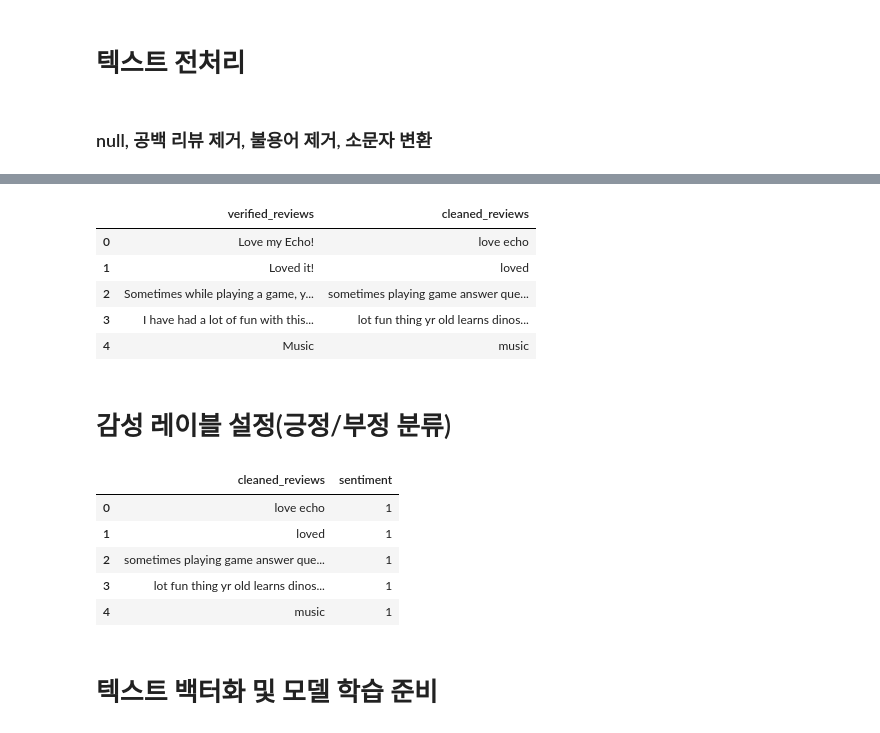
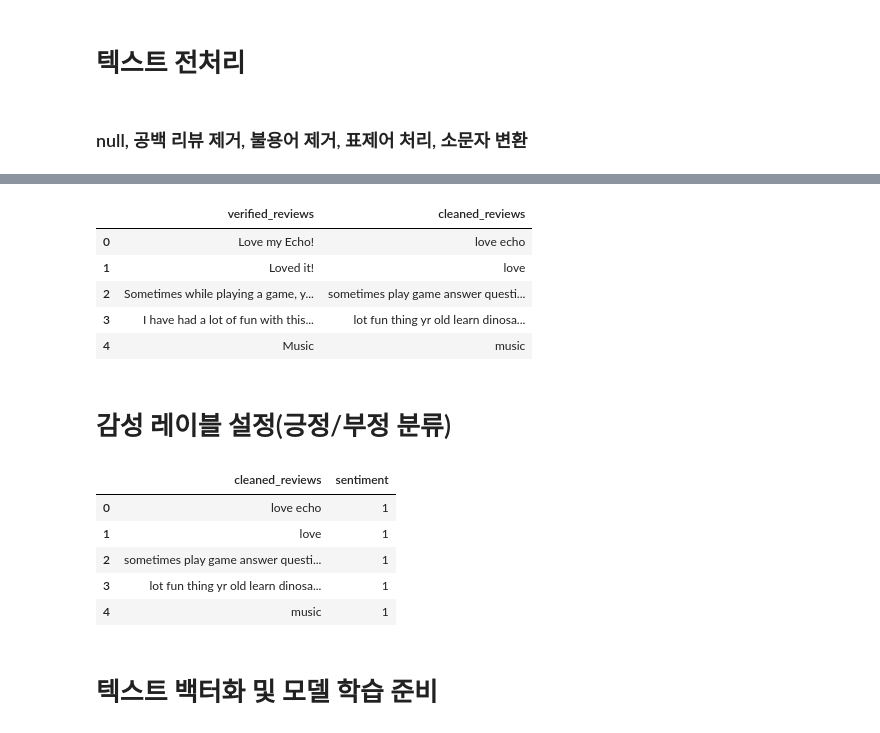
Before and after one commit to dev-jhjoo/AlexaReviewAnalysis, a Jupyter notebook: amazon_alexa_review_analysis.ipynb, the cells around one changed output, grey strips where cells are left out. Saved outputs shown, nothing was run; the diff lists cells and outputs as text; code cells hidden in the pictures.

```diff
--- a/amazon_alexa_review_analysis.ipynb
+++ b/amazon_alexa_review_analysis.ipynb
@@ -26,20 +26,19 @@ alexa_data.head()
 # %% [markdown]
 # 텍스트 전처리
 # %% [markdown]
-### null, 공백 리뷰 제거, 불용어 제거, 소문자 변환
+### null, 공백 리뷰 제거, 불용어 제거, 표제어 처리, 소문자 변환
 # %%
 import re
 from nltk.corpus import stopwords
 from nltk.tokenize import word_tokenize
+from nltk.stem import WordNetLemmatizer
 
 # NLTK 불용어 리스트 다운로드
 import nltk
-nltk.download('punkt')
 nltk.download('punkt_tab')
 nltk.download('stopwords')
-
-# 불용어 리스트 가져오기
-stop_words = set(stopwords.words('english'))
+nltk.download('wordnet')
+nltk.download('omw-1.4')
 
 # null 및 공백 리뷰 제거
 empty_review = alexa_data['verified_reviews'].replace(' ', '') == ''
@@ -48,20 +47,40 @@ null_review = alexa_data['verified_reviews'].isnull()
 # null 및 공백 제거된 데이터프레임 생성
 cleaned_df = alexa_data.drop(alexa_data[empty_review | null_review].index)
 
-# 텍스트 전처리 함수
-def preprocess_text(text):
+
+# 불용어, 표제어 리스트 가져오기
+stop_words = set(stopwords.words('english'))
+lemmatizer = WordNetLemmatizer()
+
+def transform_text(text):
     # 소문자 변환
     text = text.lower()
+
     # 특수 문자 및 숫자 제거
-    text = re.sub(r'[^a-z\s]', '', text)
-    # 토큰화
-    words = word_tokenize(text)
-    # 불용어 제거
-    words = [word for word in words if word not in stop_words]
-    return ' '.join(words)
+    text = re.sub("[^a-zA-Z\s]", "", re.sub('\n', '', text))
+
+    # 불용어
+    tokens = word_tokenize(text)
+    new_string = []
+    for w in tokens:
+        if w not in stop_words:
+            new_string.append(w)
+
+    s = ' '.join(new_string)
+    s = s.strip()
+
+    # 표제어
+    tokens = word_tokenize(s)
+    new_string = []
+    for w in tokens:
+        lem = lemmatizer.lemmatize(w, pos='v')
+        new_string.append(lem)
+
+    s = ' '.join(new_string)
+    return s.strip()
 
 # 전처리 적용
-cleaned_df['cleaned_reviews'] = cleaned_df['verified_reviews'].apply(preprocess_text)
+cleaned_df['cleaned_reviews'] = cleaned_df['verified_reviews'].apply(transform_text)
 
 # 전처리 후 데이터 확인
 cleaned_df[['verified_reviews', 'cleaned_reviews']].head()
@@ -75,23 +94,23 @@ cleaned_df[['verified_reviews', 'cleaned_reviews']].head()
 |  | verified_reviews | cleaned_reviews |
 | 0 | Love my Echo! | love echo |
-| 1 | Loved it! | loved |
-| 2 | Sometimes while playing a game, y... | sometimes playing game answer que... |
-| 3 | I have had a lot of fun with this... | lot fun thing yr old learns dinos... |
+| 1 | Loved it! | love |
+| 2 | Sometimes while playing a game, y... | sometimes play game answer questi... |
+| 3 | I have had a lot of fun with this... | lot fun thing yr old learn dinosa... |
 | 4 | Music | music |
 # %% [markdown]
 # 감성 레이블 설정(긍정/부정 분류)
 # %%
-# 감성 레이블 설정 (평점이 4 이상이면 긍정적, 그 이하는 부정적)
-cleaned_df['sentiment'] = alexa_data['rating'].apply(lambda x: 1 if x >= 4 else 0)
+# 감성 레이블 설정 (평점이 3점 이상이면 긍정적, 그 이하는 부정적)
+cleaned_df['sentiment'] = alexa_data['rating'].apply(lambda x: 1 if x >= 3 else 0)
 
 # 간단한 리뷰 텍스트와 감성 레이블 확인
 cleaned_df[['cleaned_reviews', 'sentiment']].head()
 # %% [output]
 |  | cleaned_reviews | sentiment |
 | 0 | love echo | 1 |
-| 1 | loved | 1 |
-| 2 | sometimes playing game answer que... | 1 |
-| 3 | lot fun thing yr old learns dinos... | 1 |
+| 1 | love | 1 |
+| 2 | sometimes play game answer questi... | 1 |
+| 3 | lot fun thing yr old learn dinosa... | 1 |
 | 4 | music | 1 |
 # %% [markdown]
 # 텍스트 백터화 및 모델 학습 준비
```
Also changed, not shown: parts of 14 cells of this notebook, 2 other files.
